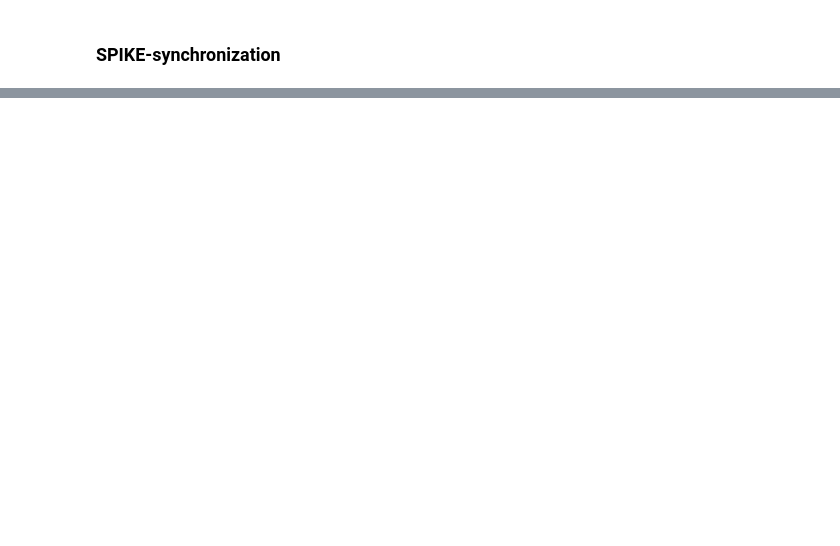
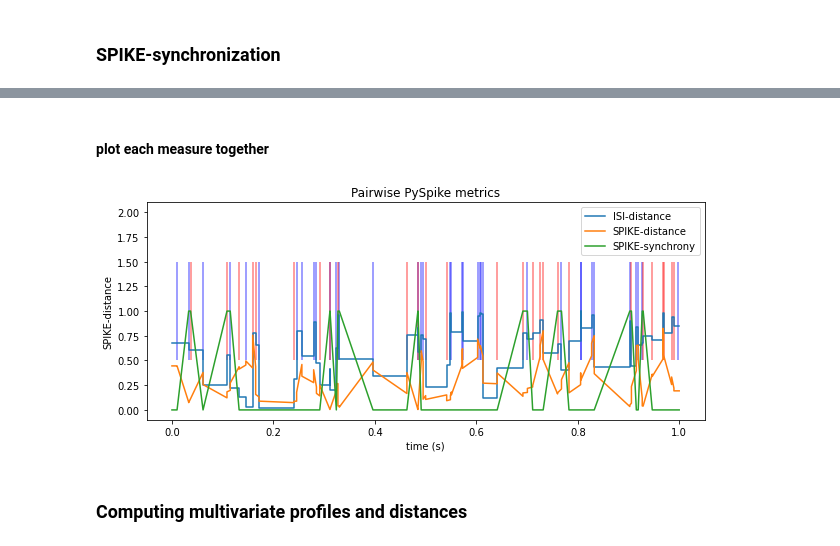
Before and after one commit to mwprestonjr/spike_synchrony, a Jupyter notebook: notebooks/demo_pyspike.ipynb, the cells around one changed output, grey strips where cells are left out. Saved outputs shown, nothing was run; the diff lists cells and outputs as text; code cells hidden in the pictures; blank space fills up the shorter version.

```diff
--- a/notebooks/demo_pyspike.ipynb
+++ b/notebooks/demo_pyspike.ipynb
@@ -32,2 +76,13 @@ if not os.path.exists(dir_out):
 # %% [markdown]
 ### SPIKE-synchronization
+# %%
+# compute SPIKE-synchrony profile
+spike_sync_profile = spk.spike_sync_profile(st1, st2)
+t_spike_synchrony, spike_synchrony = spike_sync_profile.get_plottable_data()
+
+# plot
+fig, ax = plt.subplots(figsize=[10,4])
+ax.plot(t_spike_synchrony, spike_synchrony)
+ax.set(xlabel="time (s)", ylabel="SPIKE-synchrony")
+ax.set_title("SPIKE-synchrony")
+plt.show()
@@ -33,0 +91,25 @@ if not os.path.exists(dir_out):
+# %% [markdown]
+#### plot each measure together
+# %%
+# create fig
+fig, ax = plt.subplots(figsize=[10,4])
+
+# plot spikes
+ax.eventplot(st1.spikes, color='b', alpha=0.5)
+ax.eventplot(st2.spikes, color='r', alpha=0.5)
+
+# plot each metric
+ax.plot(t_isi_distance, isi_distance, label="ISI-distance")
+ax.plot(t_spike_distance, spike_distance, label="SPIKE-distance")
+ax.plot(t_spike_synchrony, spike_synchrony, label="SPIKE-synchrony")
+
+# label
+ax.set(xlabel="time (s)", ylabel="SPIKE-distance")
+ax.set_title("Pairwise PySpike metrics")
+ax.legend()
+
+plt.show()
+# %% [output]
+[figure, added]
+# %% [markdown]
+### Computing multivariate profiles and distances
```
Also changed, not shown: parts of 12 cells of this notebook.
